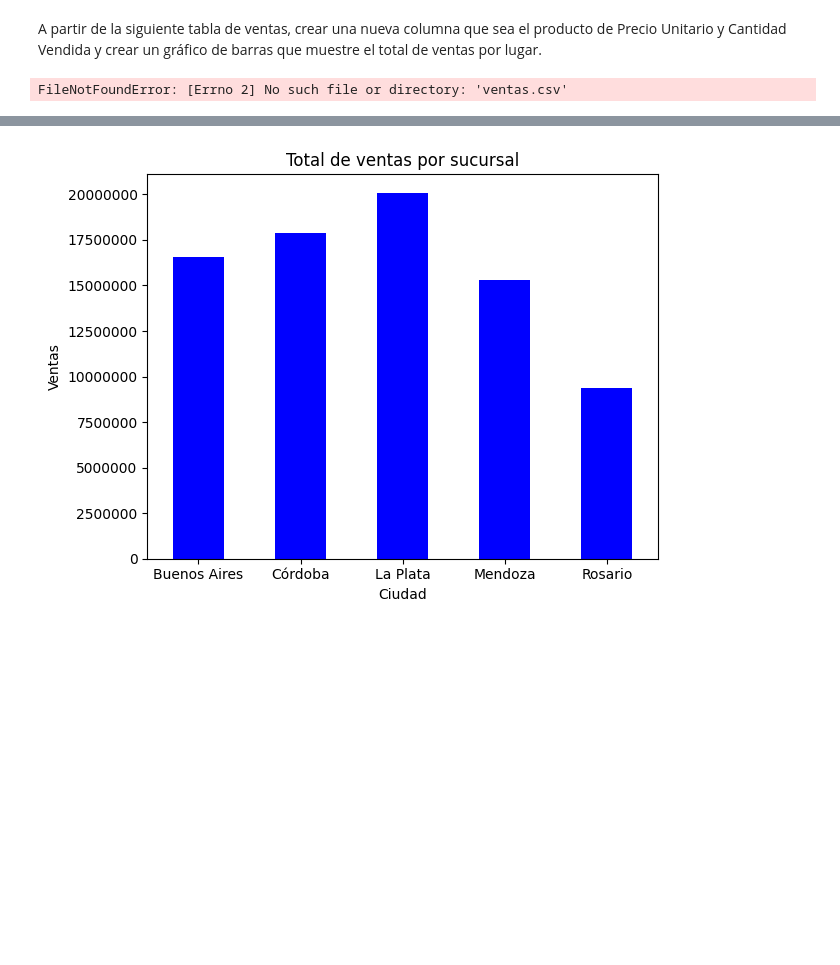
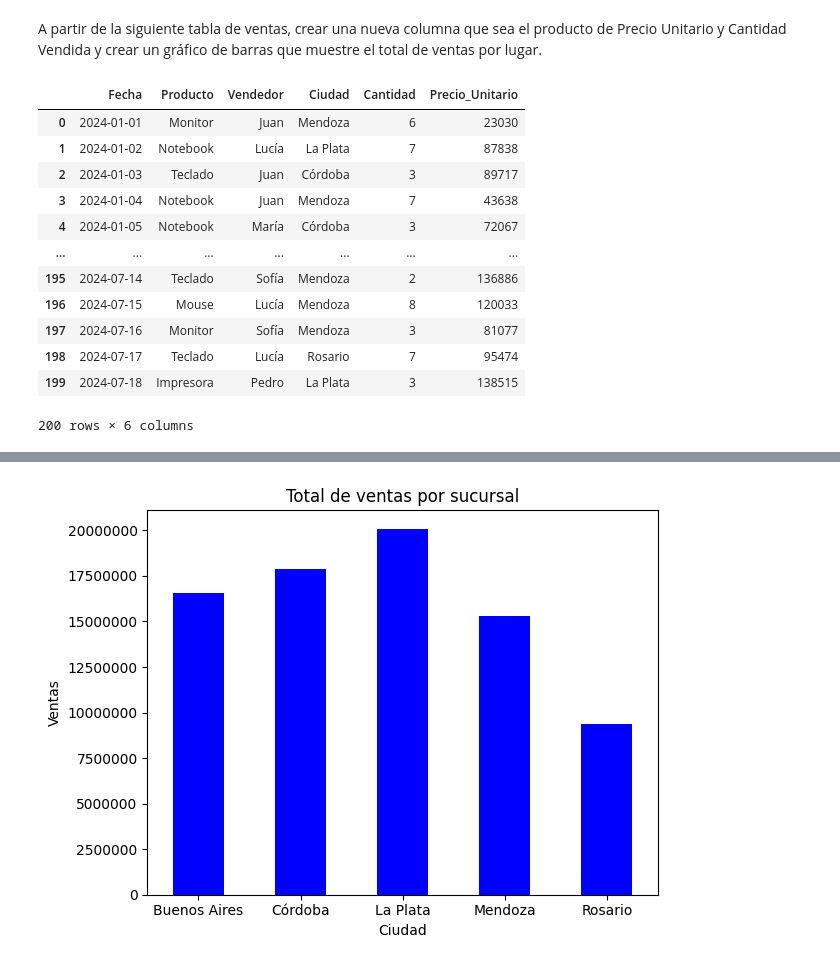
Before and after one commit to SantiDrelewicz/Laboratorio-de-metodos-Cuantitativos-Aplicados-a-la-gestion, a Jupyter notebook: notebooks/06-Manipulación de datos estructurados y Leontief.ipynb, the cells around one changed output, grey strips where cells are left out. Saved outputs shown, nothing was run; the diff lists cells and outputs as text; code cells hidden in the pictures; blank space fills up the shorter version.

```diff
--- a/notebooks/06-Manipulación de datos estructurados y Leontief.ipynb
+++ b/notebooks/06-Manipulación de datos estructurados y Leontief.ipynb
@@ -139,8 +139,20 @@ See the caveats in the documentation: https://pandas.pydata.org/pandas-docs/stab
 # Ejercicio 3
 # %% [markdown]
 A partir de la siguiente tabla de ventas, crear una nueva columna que sea el producto de Precio Unitario y Cantidad Vendida y crear un gráfico de barras que muestre el total de ventas por lugar.
-# %%
-vt = pd.read_csv("ventas.csv")
-vt
-# %% [output]
-FileNotFoundError: [Errno 2] No such file or directory: 'ventas.csv'
+# %%
+vt = pd.read_csv(r"C:\Users\juanc\OneDrive\Desktop\Laboratorio-de-metodos-Cuantitativos-Aplicados-a-la-gestion\DF\ventas.csv")
+vt
+# %% [output]
+|  | Fecha | Producto | Vendedor | Ciudad | Cantidad | Precio_Unitario |
+| 0 | 2024-01-01 | Monitor | Juan | Mendoza | 6 | 23030 |
+| 1 | 2024-01-02 | Notebook | Lucía | La Plata | 7 | 87838 |
+| 2 | 2024-01-03 | Teclado | Juan | Córdoba | 3 | 89717 |
+| 3 | 2024-01-04 | Notebook | Juan | Mendoza | 7 | 43638 |
+| 4 | 2024-01-05 | Notebook | María | Córdoba | 3 | 72067 |
+| ... | ... | ... | ... | ... | ... | ... |
+| 195 | 2024-07-14 | Teclado | Sofía | Mendoza | 2 | 136886 |
+| 196 | 2024-07-15 | Mouse | Lucía | Mendoza | 8 | 120033 |
+| 197 | 2024-07-16 | Monitor | Sofía | Mendoza | 3 | 81077 |
+| 198 | 2024-07-17 | Teclado | Lucía | Rosario | 7 | 95474 |
+| 199 | 2024-07-18 | Impresora | Pedro | La Plata | 3 | 138515 |
+200 rows × 6 columns
```
Also changed, not shown: parts of 8 cells of this notebook, 4 other files.
